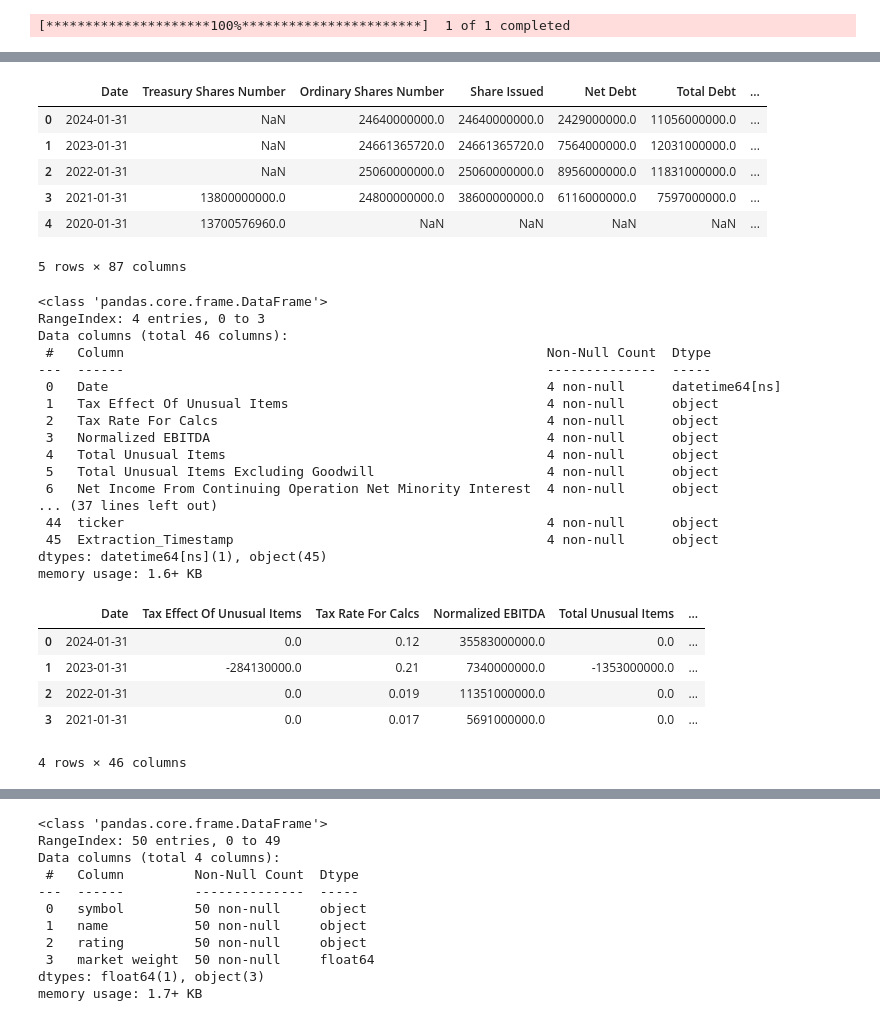
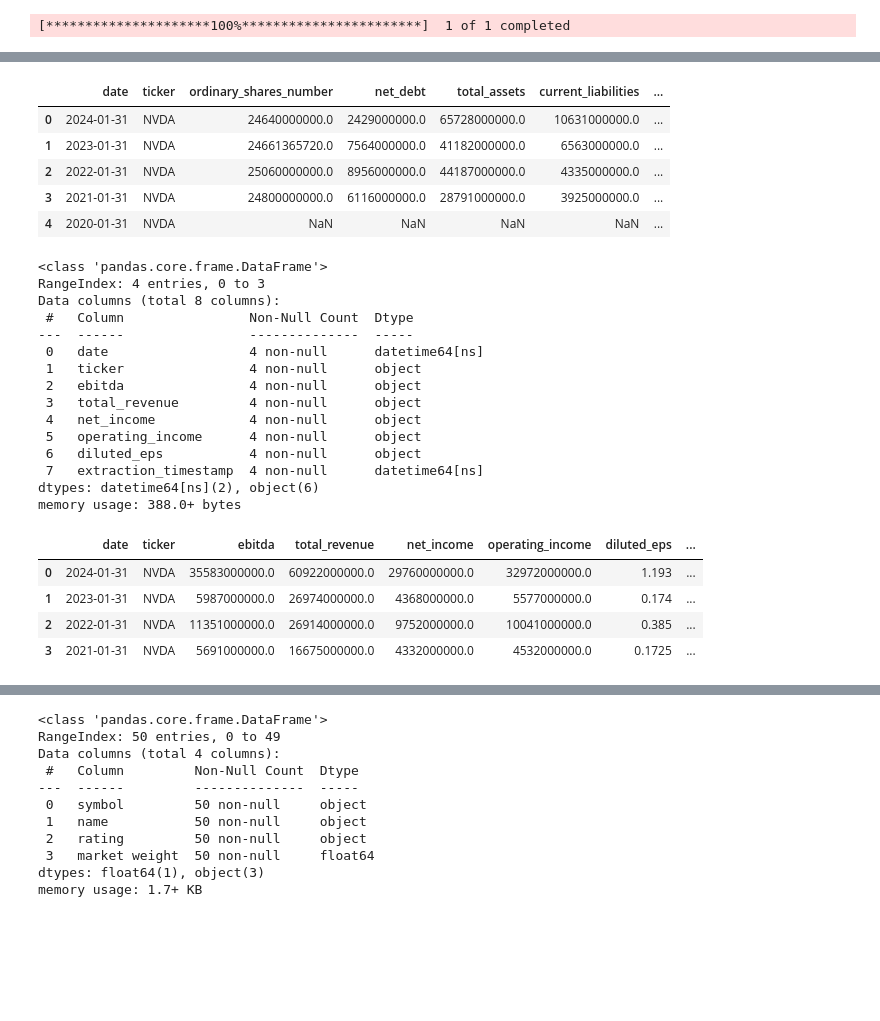
Before and after one commit to rosalia-ce/PFB-Equipo-A, a Jupyter notebook: P_1_2_info_acciones.ipynb, the cells around one changed output, grey strips where cells are left out. Saved outputs shown, nothing was run; the diff lists cells and outputs as text; code cells hidden in the pictures; blank space fills up the shorter version.

Commit message:
actualizados nombres de columnas

```diff
--- a/P_1_2_info_acciones.ipynb
+++ b/P_1_2_info_acciones.ipynb
@@ -202,13 +218,12 @@ memory usage: 3.5+ KB
 # %%
-balance_sheet.head()
+balance_sheet_filtered.head()
 # %% [output]
-|  | Date | Treasury Shares Number | Ordinary Shares Number | Share Issued | Net Debt | Total Debt | ... |
-| 0 | 2024-01-31 | NaN | 24640000000.0 | 24640000000.0 | 2429000000.0 | 11056000000.0 | ... |
-| 1 | 2023-01-31 | NaN | 24661365720.0 | 24661365720.0 | 7564000000.0 | 12031000000.0 | ... |
-| 2 | 2022-01-31 | NaN | 25060000000.0 | 25060000000.0 | 8956000000.0 | 11831000000.0 | ... |
-| 3 | 2021-01-31 | 13800000000.0 | 24800000000.0 | 38600000000.0 | 6116000000.0 | 7597000000.0 | ... |
-| 4 | 2020-01-31 | 13700576960.0 | NaN | NaN | NaN | NaN | ... |
+|  | date | ticker | ordinary_shares_number | net_debt | total_assets | current_liabilities | ... |
+| 0 | 2024-01-31 | NVDA | 24640000000.0 | 2429000000.0 | 65728000000.0 | 10631000000.0 | ... |
+| 1 | 2023-01-31 | NVDA | 24661365720.0 | 7564000000.0 | 41182000000.0 | 6563000000.0 | ... |
+| 2 | 2022-01-31 | NVDA | 25060000000.0 | 8956000000.0 | 44187000000.0 | 4335000000.0 | ... |
+| 3 | 2021-01-31 | NVDA | 24800000000.0 | 6116000000.0 | 28791000000.0 | 3925000000.0 | ... |
+| 4 | 2020-01-31 | NVDA | NaN | NaN | NaN | NaN | ... |
-5 rows × 87 columns
 # %%
 #estado de resultados, para entender la rentabilidad de la empresa a lo largo del tiempo
 income_statement = yf.Ticker(ticker).financials.T
@@ -221,39 +236,43 @@ income_statement["ticker"] = ticker
 #añadir timestamp
 extraction_time = datetime.now().strftime("%Y-%m-%d %H:%M:%S")
 income_statement["Extraction_Timestamp"] = extraction_time
+income_statement["Extraction_Timestamp"] = pd.to_datetime(income_statement["Extraction_Timestamp"])
+
+#filtrar columnas
+income_statement_filtered = income_statement[["Date", "ticker", "EBITDA", "Total Revenue", "Net Income", "Operating Income", "Diluted EPS", "Extraction_Timestamp"]]
+
+#renombrar las columnas
+income_statement_filtered.columns = ["date", "ticker", "ebitda", "total_revenue", "net_income", "operating_income", "diluted_eps", "extraction_timestamp"]
 
 #guardar .csv con el nombre del ticker y la fecha de extracción
 file_name = f"{ticker}_income_statement_{datetime.now().strftime('%Y%m%d')}.csv"
-income_statement.to_csv(file_name)
+income_statement_filtered.to_csv(file_name)
 # %%
-income_statement.info()
+income_statement_filtered.info()
 # %% [output]
 <class 'pandas.core.frame.DataFrame'>
 RangeIndex: 4 entries, 0 to 3
-Data columns (total 46 columns):
- #   Column                                                      Non-Null Count  Dtype
----  ------                                                      --------------  -----
- 0   Date                                                        4 non-null      datetime64[ns]
- 1   Tax Effect Of Unusual Items                                 4 non-null      object
- 2   Tax Rate For Calcs                                          4 non-null      object
- 3   Normalized EBITDA                                           4 non-null      object
- 4   Total Unusual Items                                         4 non-null      object
- 5   Total Unusual Items Excluding Goodwill                      4 non-null      object
- 6   Net Income From Continuing Operation Net Minority Interest  4 non-null      object
-... (37 lines left out)
- 44  ticker                                                      4 non-null      object
- 45  Extraction_Timestamp                                        4 non-null      object
-dtypes: datetime64[ns](1), object(45)
-memory usage: 1.6+ KB
+Data columns (total 8 columns):
+ #   Column                Non-Null Count  Dtype
+---  ------                --------------  -----
+ 0   date                  4 non-null      datetime64[ns]
+ 1   ticker                4 non-null      object
+ 2   ebitda                4 non-null      object
+ 3   total_revenue         4 non-null      object
+ 4   net_income            4 non-null      object
+ 5   operating_income      4 non-null      object
+ 6   diluted_eps           4 non-null      object
+ 7   extraction_timestamp  4 non-null      datetime64[ns]
+dtypes: datetime64[ns](2), object(6)
+memory usage: 388.0+ bytes
 # %%
-income_statement.head()
+income_statement_filtered.head()
 # %% [output]
-|  | Date | Tax Effect Of Unusual Items | Tax Rate For Calcs | Normalized EBITDA | Total Unusual Items | ... |
-| 0 | 2024-01-31 | 0.0 | 0.12 | 35583000000.0 | 0.0 | ... |
-| 1 | 2023-01-31 | -284130000.0 | 0.21 | 7340000000.0 | -1353000000.0 | ... |
-| 2 | 2022-01-31 | 0.0 | 0.019 | 11351000000.0 | 0.0 | ... |
-| 3 | 2021-01-31 | 0.0 | 0.017 | 5691000000.0 | 0.0 | ... |
+|  | date | ticker | ebitda | total_revenue | net_income | operating_income | diluted_eps | ... |
+| 0 | 2024-01-31 | NVDA | 35583000000.0 | 60922000000.0 | 29760000000.0 | 32972000000.0 | 1.193 | ... |
+| 1 | 2023-01-31 | NVDA | 5987000000.0 | 26974000000.0 | 4368000000.0 | 5577000000.0 | 0.174 | ... |
+| 2 | 2022-01-31 | NVDA | 11351000000.0 | 26914000000.0 | 9752000000.0 | 10041000000.0 | 0.385 | ... |
+| 3 | 2021-01-31 | NVDA | 5691000000.0 | 16675000000.0 | 4332000000.0 | 4532000000.0 | 0.1725 | ... |
-4 rows × 46 columns
 # %%
 #muestra cómo se genera y usa el efectivo, sirve para medir su salud financiera
 cashflow = yf.Ticker(ticker).cashflow.T
```
Also changed, not shown: parts of 26 cells of this notebook.
